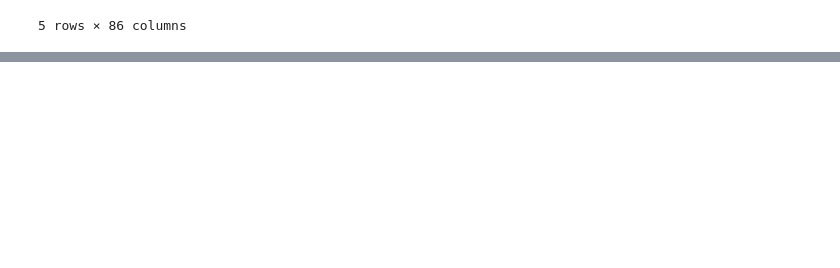
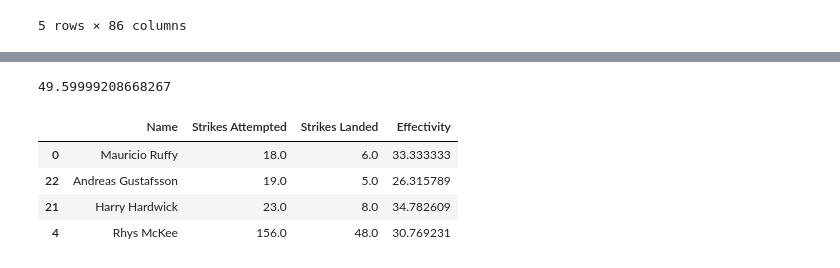
Before and after one commit to ATalaveraDev/UFC_analisys, a Jupyter notebook: fights_analysis.ipynb, the cells around one changed output, grey strips where cells are left out. Cells and saved outputs as stored; diff of their text form; code cells hidden in the pictures; blank space fills up the shorter version.

```diff
--- a/fights_analysis.ipynb
+++ b/fights_analysis.ipynb
@@ -60,0 +105,13 @@ result
+# %%
+strikes_atmptd_mean = df['Effectivity'].mean()
+
+print(strikes_atmptd_mean)
+
+df[df['Effectivity'] < strikes_atmptd_mean-10]
+# %% [output]
+49.59999208668267
+|  | Name | Strikes Attempted | Strikes Landed | Effectivity |
+| 0 | Mauricio Ruffy | 18.0 | 6.0 | 33.333333 |
+| 22 | Andreas Gustafsson | 19.0 | 5.0 | 26.315789 |
+| 21 | Harry Hardwick | 23.0 | 8.0 | 34.782609 |
+| 4 | Rhys McKee | 156.0 | 48.0 | 30.769231 |
```
Also changed, not shown: parts of 5 cells of this notebook, 1 other file.
